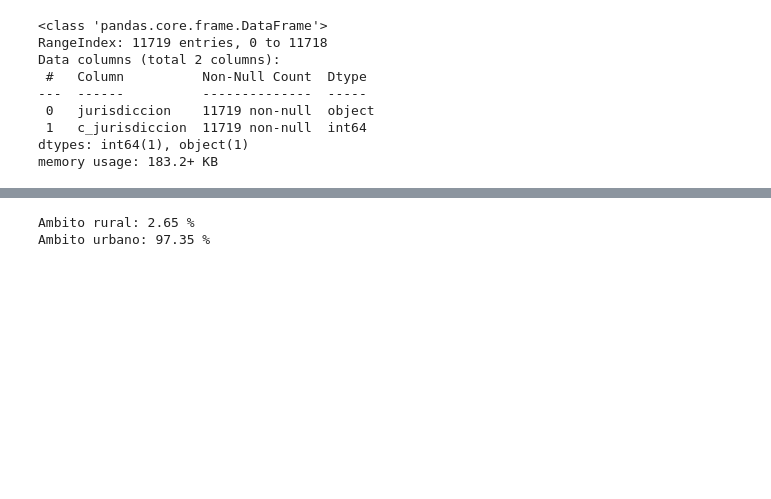
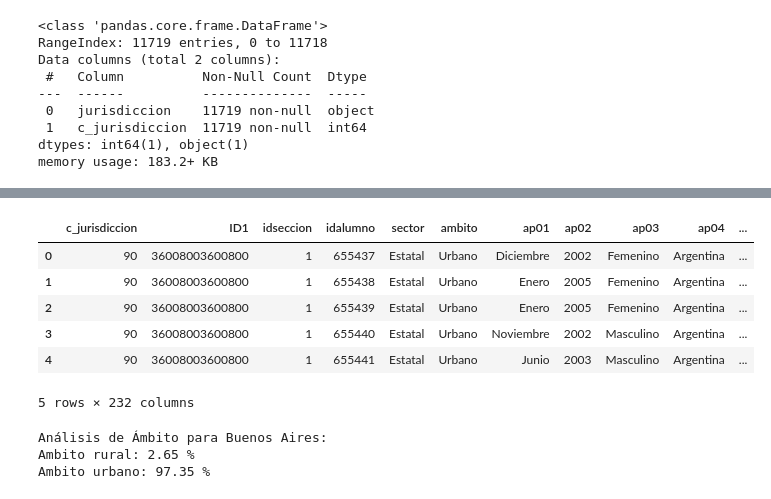
Before and after one commit to Juanchumu/Aprender2016-2024, a Jupyter notebook: notebooks/Limpieza_Alumnos_AprenderSec_2022.ipynb, the cells around one changed output, grey strips where cells are left out. Cells and saved outputs as stored; diff of their text form; code cells hidden in the pictures; blank space fills up the shorter version.

```diff
--- a/notebooks/Analisis Exploratorio - Bruno.ipynb
+++ b/notebooks/Limpieza_Alumnos_AprenderSec_2022.ipynb
@@ -65,11 +213,29 @@ memory usage: 940.0+ bytes
 # %%
 df['jurisdiccion'] = df['c_jurisdiccion'].map(mapa_jurisdicciones)
-# %%
-df_bsas = df.loc[df['jurisdiccion'] == "Buenos Aires"]
-ambito_rural = len(df_bsas.loc[df['ambito'] == 1])
-ambito_urbano = len(df_bsas.loc[df['ambito'] == 2])
-print("Ambito rural:",round(ambito_rural/len(df_bsas)*100,2),"%")
-print("Ambito urbano:",round(ambito_urbano/len(df_bsas)*100,2),"%")
-# %% [output]
-Ambito rural: 2.65 %
-Ambito urbano: 97.35 %
+# %%
+df.head()
+# %% [output]
+|  | c_jurisdiccion | ID1 | idseccion | idalumno | sector | ambito | ap01 | ap02 | ap03 | ap04 | ... |
+| 0 | 90 | 36008003600800 | 1 | 655437 | Estatal | Urbano | Diciembre | 2002 | Femenino | Argentina | ... |
+| 1 | 90 | 36008003600800 | 1 | 655438 | Estatal | Urbano | Enero | 2005 | Femenino | Argentina | ... |
+| 2 | 90 | 36008003600800 | 1 | 655439 | Estatal | Urbano | Enero | 2005 | Femenino | Argentina | ... |
+| 3 | 90 | 36008003600800 | 1 | 655440 | Estatal | Urbano | Noviembre | 2002 | Masculino | Argentina | ... |
+| 4 | 90 | 36008003600800 | 1 | 655441 | Estatal | Urbano | Junio | 2003 | Masculino | Argentina | ... |
+5 rows × 232 columns
+# %%
+# 5. Realizar el Análisis Exploratorio Inicial (solo para Buenos Aires)
+# Filtrar el DataFrame para la jurisdicción "Buenos Aires"
+df_bsas = df.loc[df['jurisdiccion'] == "Buenos Aires"].copy()
+
+# Calcular la cantidad de estudiantes en ámbito rural y urbano
+ambito_rural = len(df_bsas.loc[df_bsas['ambito'] == "Rural"])
+ambito_urbano = len(df_bsas.loc[df_bsas['ambito'] == "Urbano"])
+
+# Calcular y mostrar los porcentajes
+print("\nAnálisis de Ámbito para Buenos Aires:")
+print("Ambito rural:",round(ambito_rural/len(df_bsas)*100,2),"%")
+print("Ambito urbano:",round(ambito_urbano/len(df_bsas)*100,2),"%")
+# %% [output]
+Análisis de Ámbito para Buenos Aires:
+Ambito rural: 2.65 %
+Ambito urbano: 97.35 %
```
Also changed, not shown: parts of 16 cells of this notebook, 1 other file.
